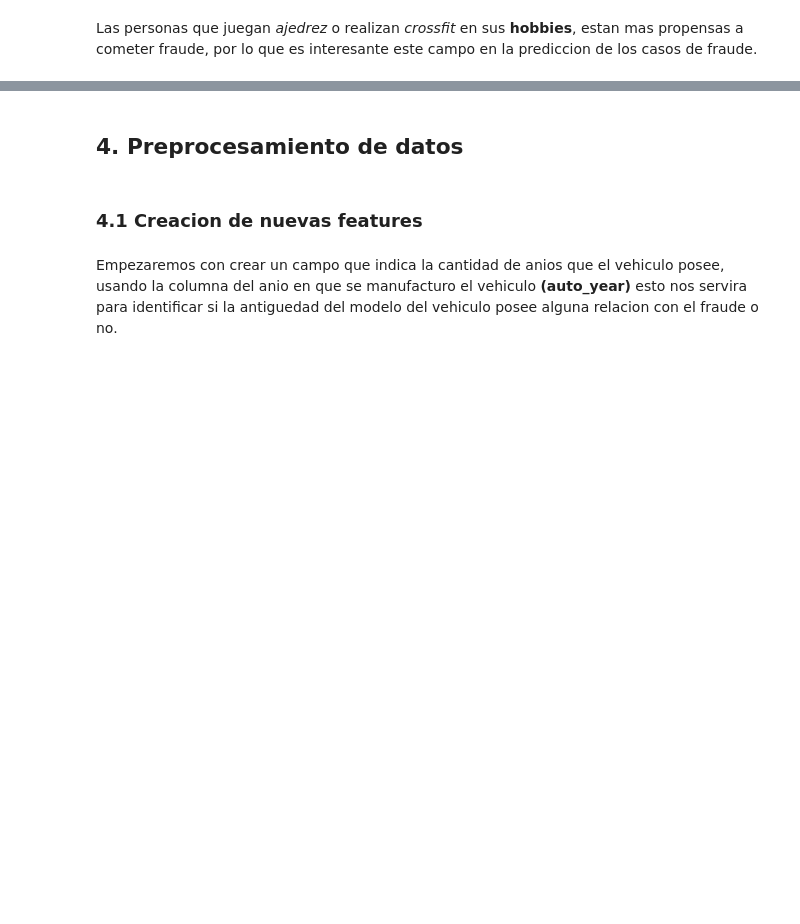
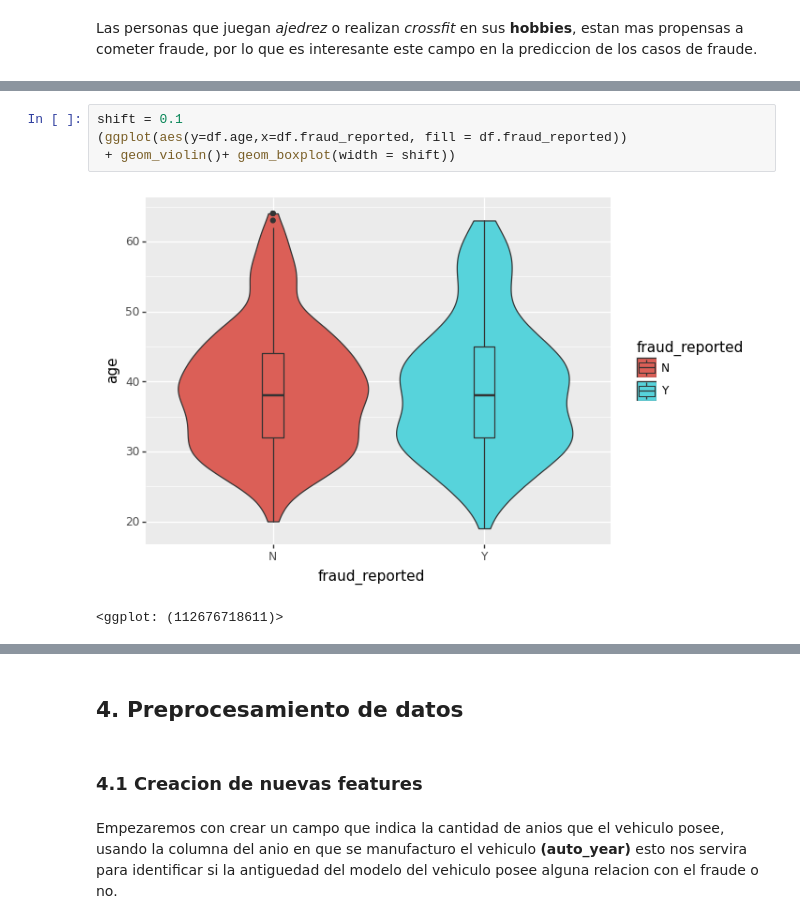
Before and after one commit to JhonHarry/Proyecto_TFM_UOC, a Jupyter notebook: code/insurance test models JHLG 12042022.ipynb, the cells around one changed output, grey strips where cells are left out. Cells and saved outputs as stored; diff of their text form; blank space fills up the shorter version.

```diff
--- a/code/insurance test models JHLG 12042022.ipynb
+++ b/code/insurance test models JHLG 12042022.ipynb
@@ -682,0 +721,7 @@ ggplot(df) + geom_bar(aes(x='incident_type', fill='fraud_reported'))+\
+# %%
+shift = 0.1
+(ggplot(aes(y=df.age,x=df.fraud_reported, fill = df.fraud_reported))
+ + geom_violin()+ geom_boxplot(width = shift))
+# %% [output]
+[figure, added]
+<ggplot: (112676718611)>
```
Also changed, not shown: parts of 37 cells of this notebook.
